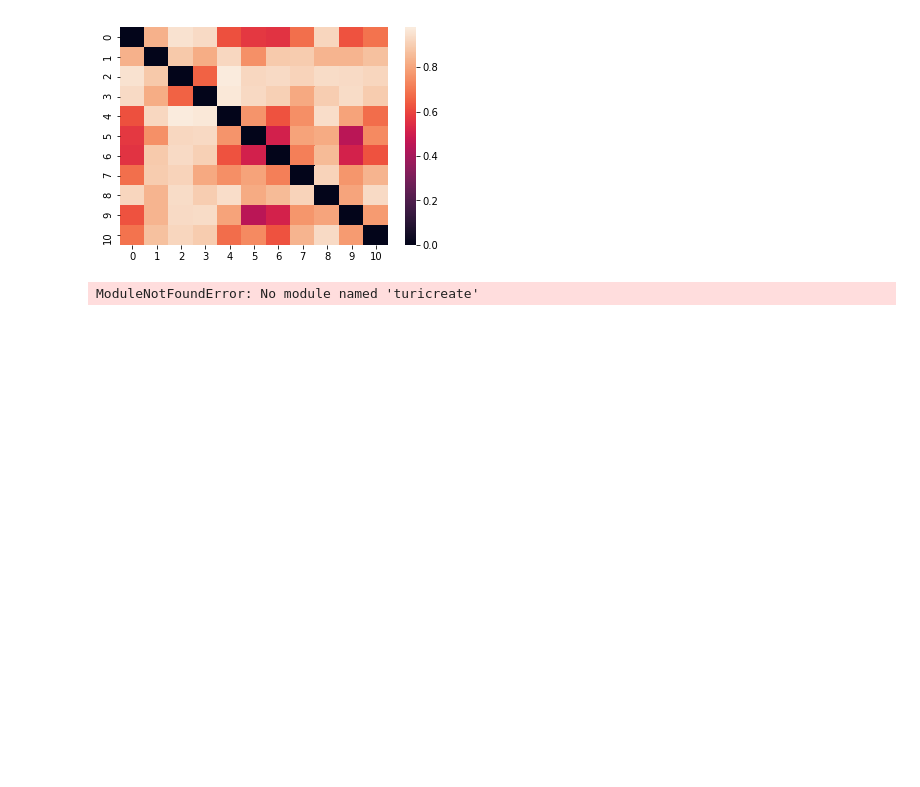
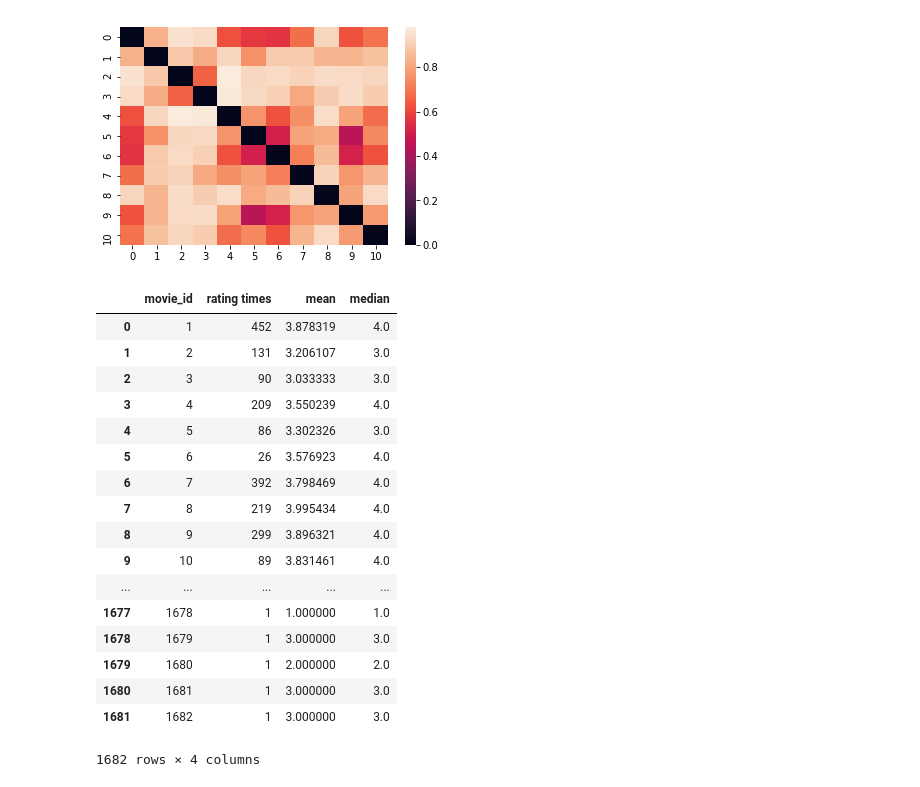
Before and after one commit to cheeseischeese/recommendationsystem, a Jupyter notebook: data preprocess.ipynb, the cells around one changed output. Drawn from its saved outputs; the diff is of its cells as text; code cells hidden in the pictures; blank space fills up the shorter version.

```diff
--- a/data preprocess.ipynb
+++ b/data preprocess.ipynb
@@ -204,13 +225,27 @@ df3=df3.rename(columns={"rating":"median"})
 # %%
 df=pd.concat([df2,df1,df3],axis=1).reset_index()
 #df=df.sort_values(by="rating times",ascending=False)
+df
+# %% [output]
+|  | movie_id | rating times | mean | median |
+| 0 | 1 | 452 | 3.878319 | 4.0 |
+| 1 | 2 | 131 | 3.206107 | 3.0 |
+| 2 | 3 | 90 | 3.033333 | 3.0 |
+| 3 | 4 | 209 | 3.550239 | 4.0 |
+| 4 | 5 | 86 | 3.302326 | 3.0 |
+| 5 | 6 | 26 | 3.576923 | 4.0 |
+| 6 | 7 | 392 | 3.798469 | 4.0 |
+| 7 | 8 | 219 | 3.995434 | 4.0 |
+| 8 | 9 | 299 | 3.896321 | 4.0 |
+| 9 | 10 | 89 | 3.831461 | 4.0 |
+| ... | ... | ... | ... | ... |
+| 1677 | 1678 | 1 | 1.000000 | 1.0 |
+| 1678 | 1679 | 1 | 3.000000 | 3.0 |
+| 1679 | 1680 | 1 | 2.000000 | 2.0 |
+| 1680 | 1681 | 1 | 3.000000 | 3.0 |
+| 1681 | 1682 | 1 | 3.000000 | 3.0 |
+1682 rows × 4 columns
 # %%
 #
 user_prediction = predict(data_matrix, user_similarity, type='user')
 item_prediction = predict(data_matrix, item_similarity, type='item')
-# %%
-import turicreate
-train_data = turicreate.SFrame(ratings_train)
-test_data = turicreate.Sframe(ratings_test)
-# %% [output]
-ModuleNotFoundError: No module named 'turicreate'
```
Also changed, not shown: parts of 7 cells of this notebook.
